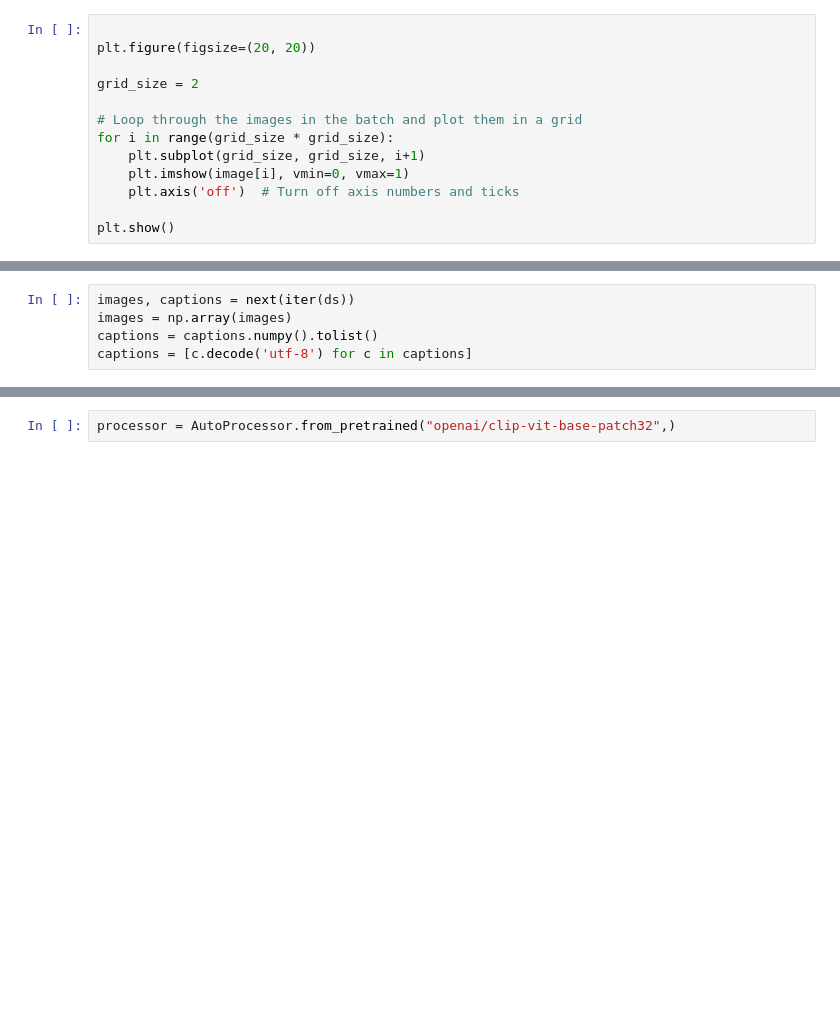
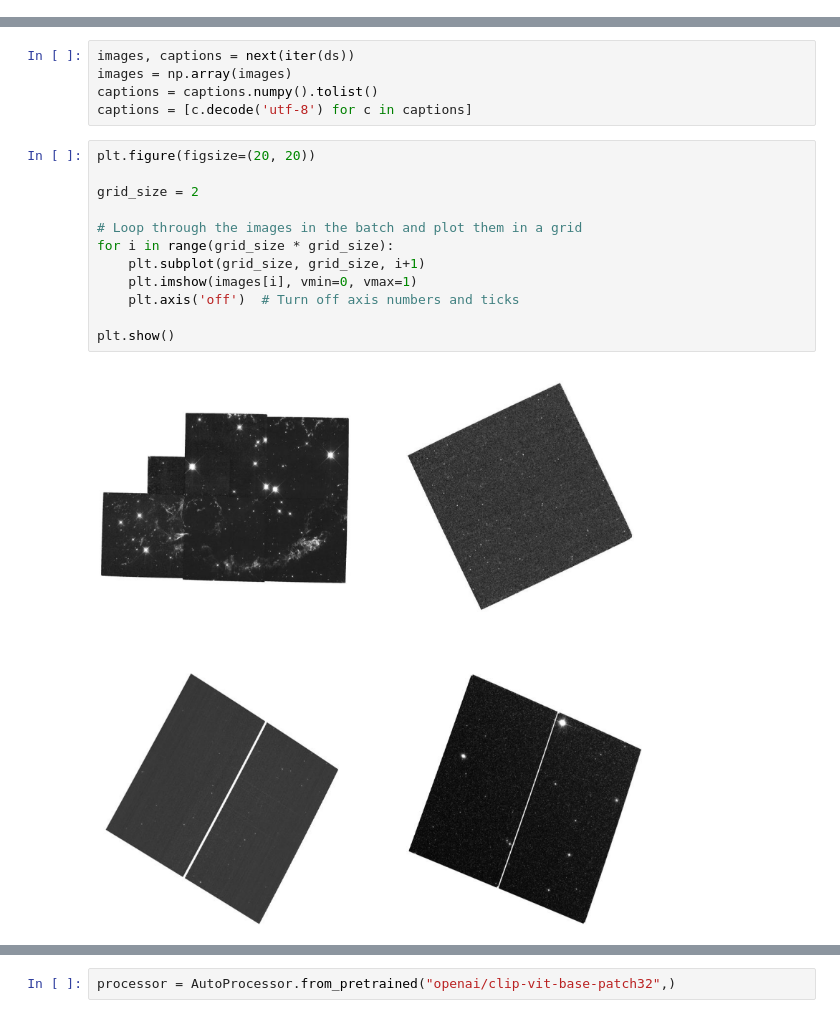
Before and after one commit to smsharma/PAPERCLIP-Hubble, a Jupyter notebook: notebooks/02_clip_explorer.ipynb, the cells around one changed output, grey strips where cells are left out. Drawn from its saved outputs; the diff is of its cells as text; blank space fills up the shorter version.

```diff
--- a/notebooks/02_clip_explorer.ipynb
+++ b/notebooks/02_clip_explorer.ipynb
@@ -42,13 +36,0 @@ image, caption = next(iter(ds))
-# %%
-
-plt.figure(figsize=(20, 20))
-
-grid_size = 2
-
-# Loop through the images in the batch and plot them in a grid
-for i in range(grid_size * grid_size):
-    plt.subplot(grid_size, grid_size, i+1)
-    plt.imshow(image[i], vmin=0, vmax=1)
-    plt.axis('off')  # Turn off axis numbers and ticks
-
-plt.show()
@@ -194,4 +46,18 @@ images, captions = next(iter(ds))
 images = np.array(images)
 captions = captions.numpy().tolist()
 captions = [c.decode('utf-8') for c in captions]
+# %%
+plt.figure(figsize=(20, 20))
+
+grid_size = 2
+
+# Loop through the images in the batch and plot them in a grid
+for i in range(grid_size * grid_size):
+    plt.subplot(grid_size, grid_size, i+1)
+    plt.imshow(images[i], vmin=0, vmax=1)
+    plt.axis('off')  # Turn off axis numbers and ticks
+
+plt.show()
+# %% [output]
+[figure, added]
 # %%
```
Also changed, not shown: parts of 26 cells of this notebook, 5 other files.
